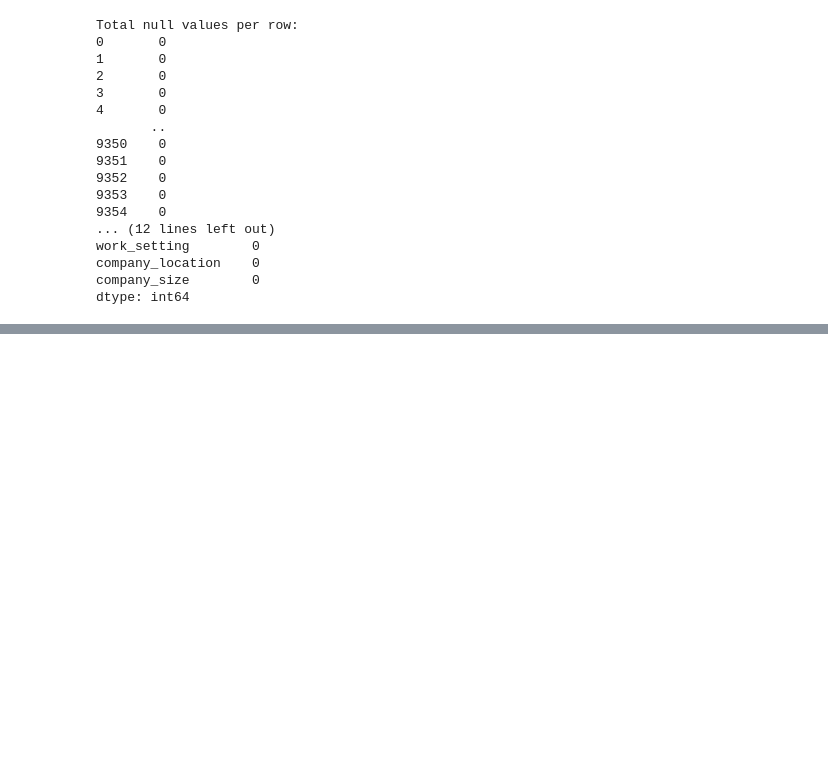
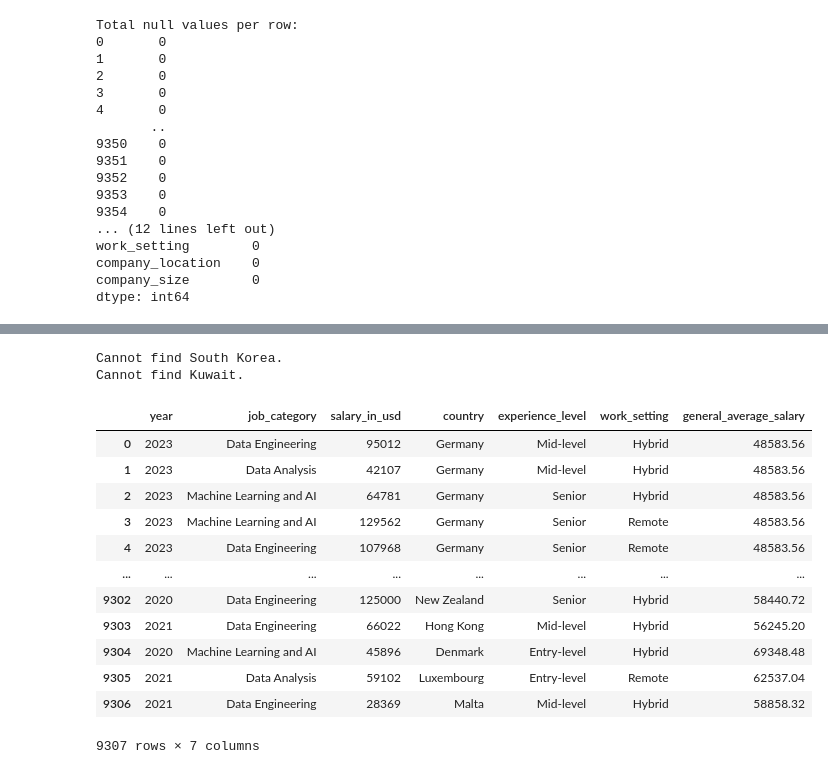
Before and after one commit to johann1043/Data-Science-Quest, a Jupyter notebook: clean_data.ipynb, the cells around one changed output, grey strips where cells are left out. Cells and saved outputs as stored; diff of their text form; code cells hidden in the pictures; blank space fills up the shorter version.

```diff
--- a/clean_data.ipynb
+++ b/clean_data.ipynb
@@ -182,0 +230,3 @@ global__df = pd.read_csv(url)
+# %%
+global_salary_df = global_salary_df.drop(['continent_name', 'wage_span','median_salary','lowest_salary','highest_salary'], axis=1)
+global_salary_df
@@ -182,0 +247,3 @@ global__df = pd.read_csv(url)
+# %%
+global_salary_df['general_average_salary'] = global_salary_df['general_average_salary'].map(lambda x: x * 12).round(2)
+global_salary_df
@@ -182,0 +266,28 @@ global__df = pd.read_csv(url)
+# %%
+for country in country_list:
+    # Check if the country is in the 'country' column of global_salary_df
+    if country in global_salary_df['country'].values:
+        True
+    else:
+        print(f'Cannot find {country}.')
+# %% [output]
+Cannot find South Korea.
+Cannot find Kuwait.
+# %%
+# Merge DataFrames on the common column
+clean_data_df = pd.merge(data_science_df, global_salary_df, on='country', how='inner')
+clean_data_df
+# %% [output]
+|  | year | job_category | salary_in_usd | country | experience_level | work_setting | general_average_salary |
+| 0 | 2023 | Data Engineering | 95012 | Germany | Mid-level | Hybrid | 48583.56 |
+| 1 | 2023 | Data Analysis | 42107 | Germany | Mid-level | Hybrid | 48583.56 |
+| 2 | 2023 | Machine Learning and AI | 64781 | Germany | Senior | Hybrid | 48583.56 |
+| 3 | 2023 | Machine Learning and AI | 129562 | Germany | Senior | Remote | 48583.56 |
+| 4 | 2023 | Data Engineering | 107968 | Germany | Senior | Remote | 48583.56 |
+| ... | ... | ... | ... | ... | ... | ... | ... |
+| 9302 | 2020 | Data Engineering | 125000 | New Zealand | Senior | Hybrid | 58440.72 |
+| 9303 | 2021 | Data Engineering | 66022 | Hong Kong | Mid-level | Hybrid | 56245.20 |
+| 9304 | 2020 | Machine Learning and AI | 45896 | Denmark | Entry-level | Hybrid | 69348.48 |
+| 9305 | 2021 | Data Analysis | 59102 | Luxembourg | Entry-level | Remote | 62537.04 |
+| 9306 | 2021 | Data Engineering | 28369 | Malta | Mid-level | Hybrid | 58858.32 |
+9307 rows × 7 columns
```
Also changed, not shown: parts of 18 cells of this notebook, 1 other file.
